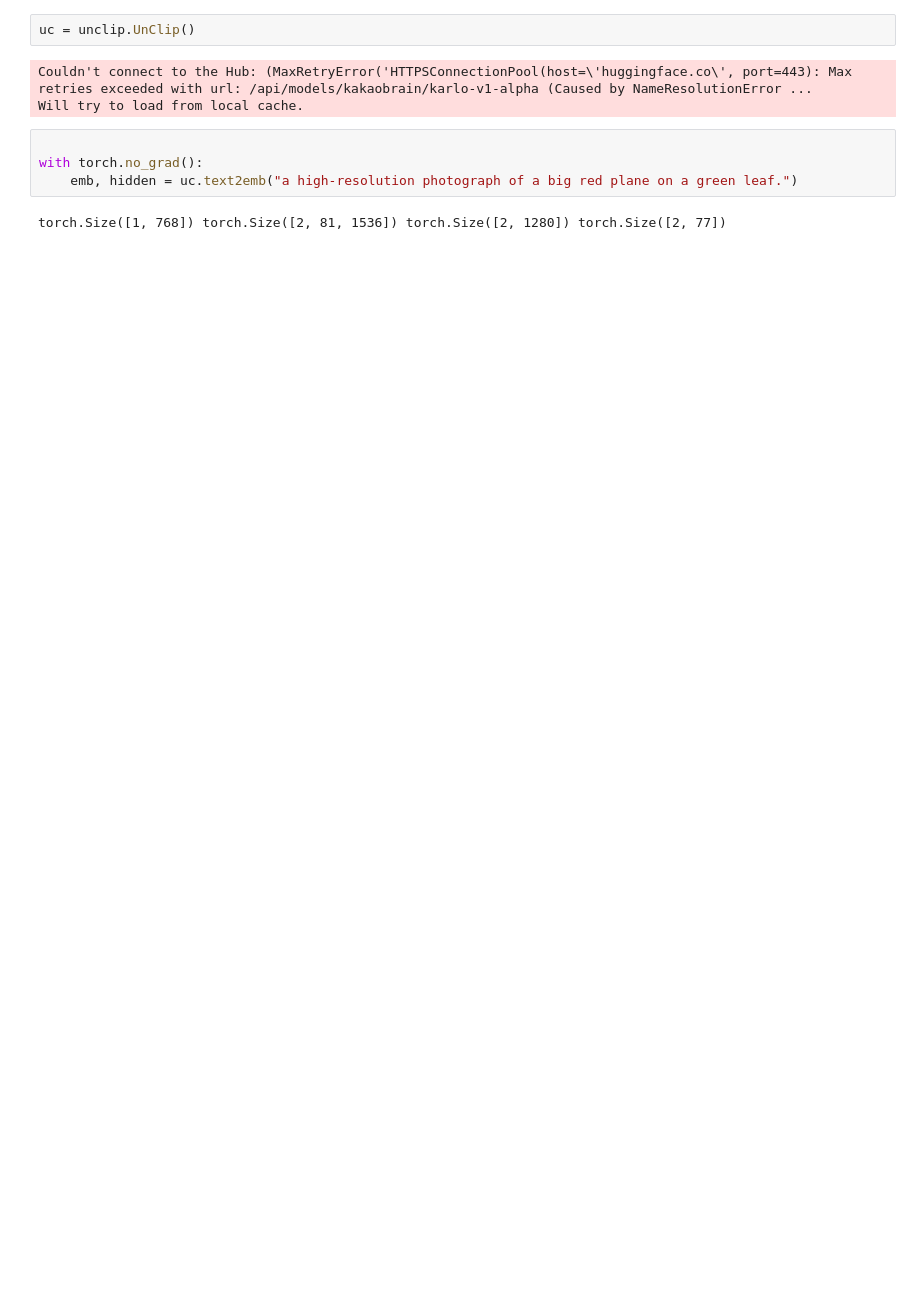
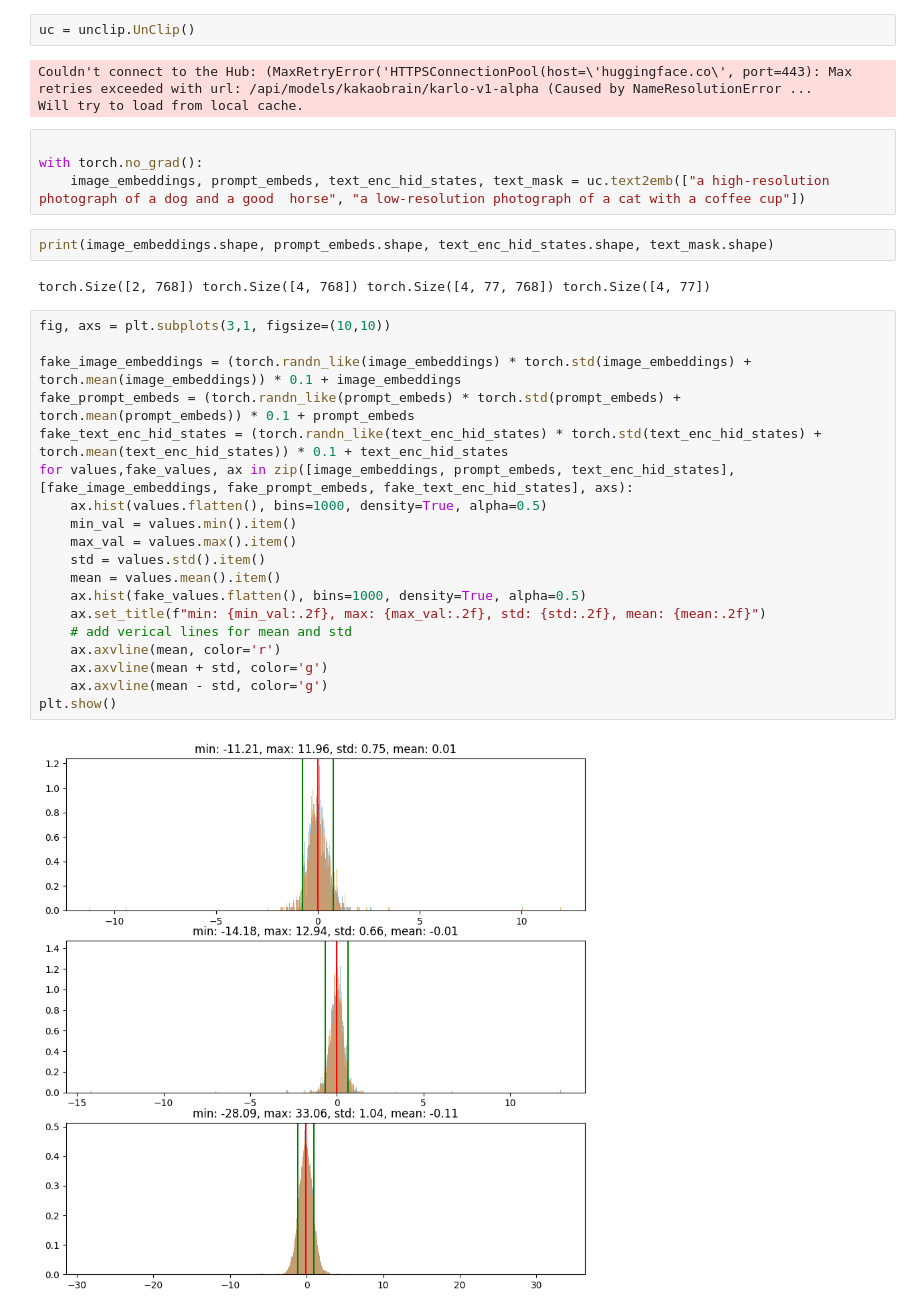
Before and after one commit to Arty-Facts/DCS, a Jupyter notebook: data_text_2_image/test.ipynb, the cells around one changed output. Saved outputs shown, nothing was run; the diff lists cells and outputs as text; blank space fills up the shorter version.

```diff
--- a/data_text_2_image/test.ipynb
+++ b/data_text_2_image/test.ipynb
@@ -12,6 +15,29 @@ Will try to load from local cache.
 # %%
 
 with torch.no_grad():
-    emb, hidden = uc.text2emb("a high-resolution photograph of a big red plane on a green leaf.")
+    image_embeddings, prompt_embeds, text_enc_hid_states, text_mask = uc.text2emb(["a high-resolution photograph of a dog and a good  horse", "a low-resolution photograph of a cat with a coffee cup"])
-# %% [output]
-torch.Size([1, 768]) torch.Size([2, 81, 1536]) torch.Size([2, 1280]) torch.Size([2, 77])
+# %%
+print(image_embeddings.shape, prompt_embeds.shape, text_enc_hid_states.shape, text_mask.shape)
+# %% [output]
+torch.Size([2, 768]) torch.Size([4, 768]) torch.Size([4, 77, 768]) torch.Size([4, 77])
+# %%
+fig, axs = plt.subplots(3,1, figsize=(10,10))
+
+fake_image_embeddings = (torch.randn_like(image_embeddings) * torch.std(image_embeddings) + torch.mean(image_embeddings)) * 0.1 + image_embeddings
+fake_prompt_embeds = (torch.randn_like(prompt_embeds) * torch.std(prompt_embeds) + torch.mean(prompt_embeds)) * 0.1 + prompt_embeds
+fake_text_enc_hid_states = (torch.randn_like(text_enc_hid_states) * torch.std(text_enc_hid_states) + torch.mean(text_enc_hid_states)) * 0.1 + text_enc_hid_states
+for values,fake_values, ax in zip([image_embeddings, prompt_embeds, text_enc_hid_states], [fake_image_embeddings, fake_prompt_embeds, fake_text_enc_hid_states], axs):
+    ax.hist(values.flatten(), bins=1000, density=True, alpha=0.5)
+    min_val = values.min().item()
+    max_val = values.max().item()
+    std = values.std().item()
+    mean = values.mean().item()
+    ax.hist(fake_values.flatten(), bins=1000, density=True, alpha=0.5)
+    ax.set_title(f"min: {min_val:.2f}, max: {max_val:.2f}, std: {std:.2f}, mean: {mean:.2f}")
+    # add verical lines for mean and std
+    ax.axvline(mean, color='r')
+    ax.axvline(mean + std, color='g')
+    ax.axvline(mean - std, color='g')
+plt.show()
+# %% [output]
+[figure, added]
```
Also changed, not shown: parts of 7 cells of this notebook, 7 other files.
